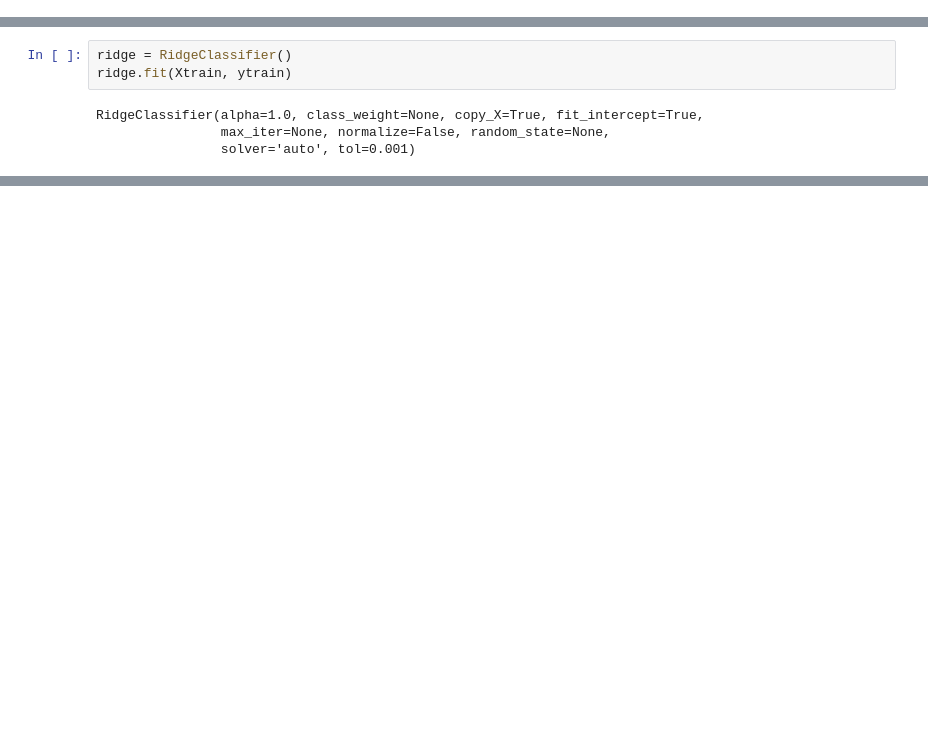
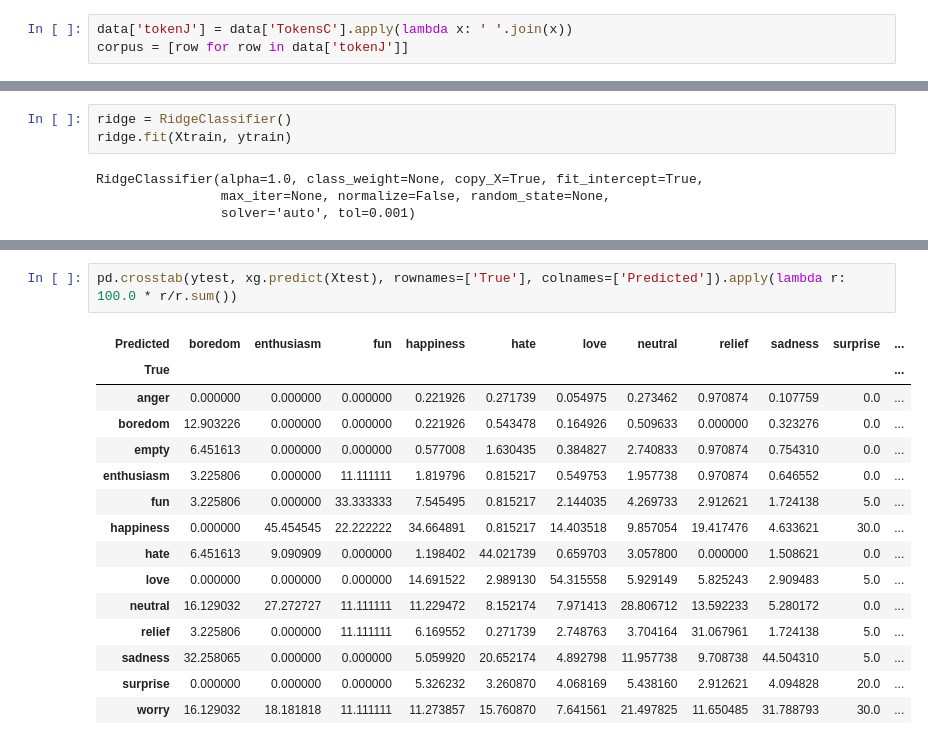
Before and after one commit to BrooksDiwu/MoodPrediction, a Jupyter notebook: EDA.ipynb, the cells around one changed output, grey strips where cells are left out. Drawn from its saved outputs; the diff is of its cells as text; blank space fills up the shorter version.

```diff
--- a/EDA.ipynb
+++ b/EDA.ipynb
@@ -143,4 +172,7 @@ data['tokenJ'] = data['Tokens'].apply(lambda x: ' '.join(x))
 corpus = [row for row in data['tokenJ']]
+# %%
+data['tokenJ'] = data['TokensC'].apply(lambda x: ' '.join(x))
+corpus = [row for row in data['tokenJ']]
 # %%
 tf = CountVectorizer()
 
@@ -340,0 +365,18 @@ _ = plt.suptitle("Effect of Varying the Learning Rate", fontsize=20)
+# %%
+pd.crosstab(ytest, xg.predict(Xtest), rownames=['True'], colnames=['Predicted']).apply(lambda r: 100.0 * r/r.sum())
+# %% [output]
+| Predicted | boredom | enthusiasm | fun | happiness | hate | love | neutral | relief | sadness | surprise | ... |
+| True |  |  |  |  |  |  |  |  |  |  | ... |
+| anger | 0.000000 | 0.000000 | 0.000000 | 0.221926 | 0.271739 | 0.054975 | 0.273462 | 0.970874 | 0.107759 | 0.0 | ... |
+| boredom | 12.903226 | 0.000000 | 0.000000 | 0.221926 | 0.543478 | 0.164926 | 0.509633 | 0.000000 | 0.323276 | 0.0 | ... |
+| empty | 6.451613 | 0.000000 | 0.000000 | 0.577008 | 1.630435 | 0.384827 | 2.740833 | 0.970874 | 0.754310 | 0.0 | ... |
+| enthusiasm | 3.225806 | 0.000000 | 11.111111 | 1.819796 | 0.815217 | 0.549753 | 1.957738 | 0.970874 | 0.646552 | 0.0 | ... |
+| fun | 3.225806 | 0.000000 | 33.333333 | 7.545495 | 0.815217 | 2.144035 | 4.269733 | 2.912621 | 1.724138 | 5.0 | ... |
+| happiness | 0.000000 | 45.454545 | 22.222222 | 34.664891 | 0.815217 | 14.403518 | 9.857054 | 19.417476 | 4.633621 | 30.0 | ... |
+| hate | 6.451613 | 9.090909 | 0.000000 | 1.198402 | 44.021739 | 0.659703 | 3.057800 | 0.000000 | 1.508621 | 0.0 | ... |
+| love | 0.000000 | 0.000000 | 0.000000 | 14.691522 | 2.989130 | 54.315558 | 5.929149 | 5.825243 | 2.909483 | 5.0 | ... |
+| neutral | 16.129032 | 27.272727 | 11.111111 | 11.229472 | 8.152174 | 7.971413 | 28.806712 | 13.592233 | 5.280172 | 0.0 | ... |
+| relief | 3.225806 | 0.000000 | 11.111111 | 6.169552 | 0.271739 | 2.748763 | 3.704164 | 31.067961 | 1.724138 | 5.0 | ... |
+| sadness | 32.258065 | 0.000000 | 0.000000 | 5.059920 | 20.652174 | 4.892798 | 11.957738 | 9.708738 | 44.504310 | 5.0 | ... |
+| surprise | 0.000000 | 0.000000 | 0.000000 | 5.326232 | 3.260870 | 4.068169 | 5.438160 | 2.912621 | 4.094828 | 20.0 | ... |
+| worry | 16.129032 | 18.181818 | 11.111111 | 11.273857 | 15.760870 | 7.641561 | 21.497825 | 11.650485 | 31.788793 | 30.0 | ... |
```
Also changed, not shown: parts of 27 cells of this notebook, 2 other files.
